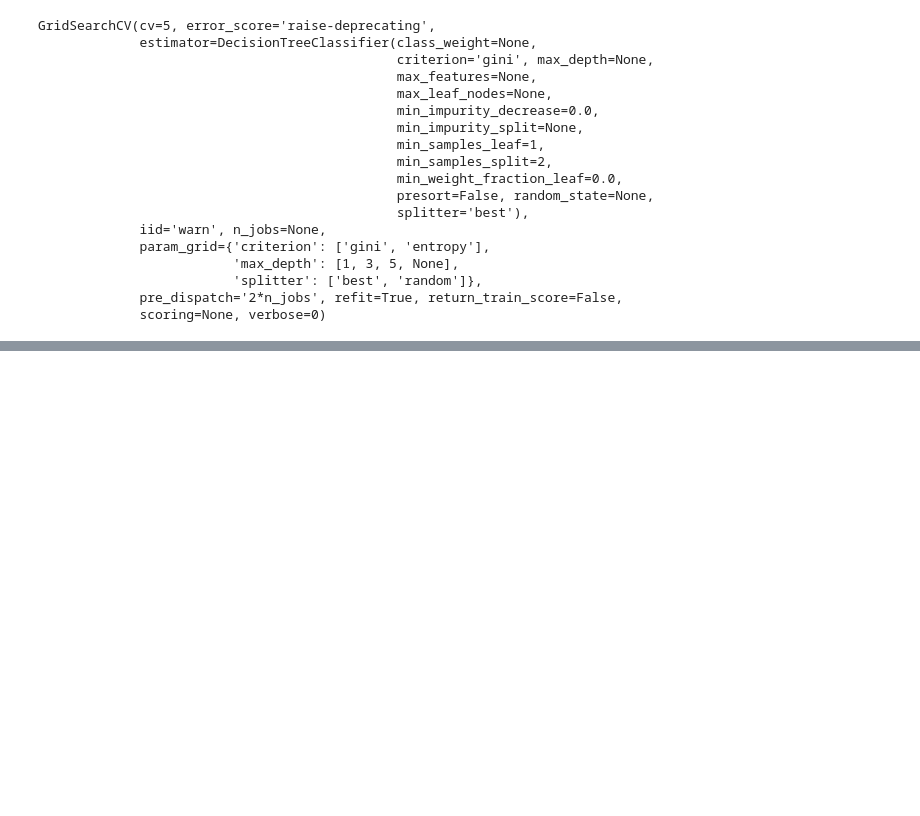
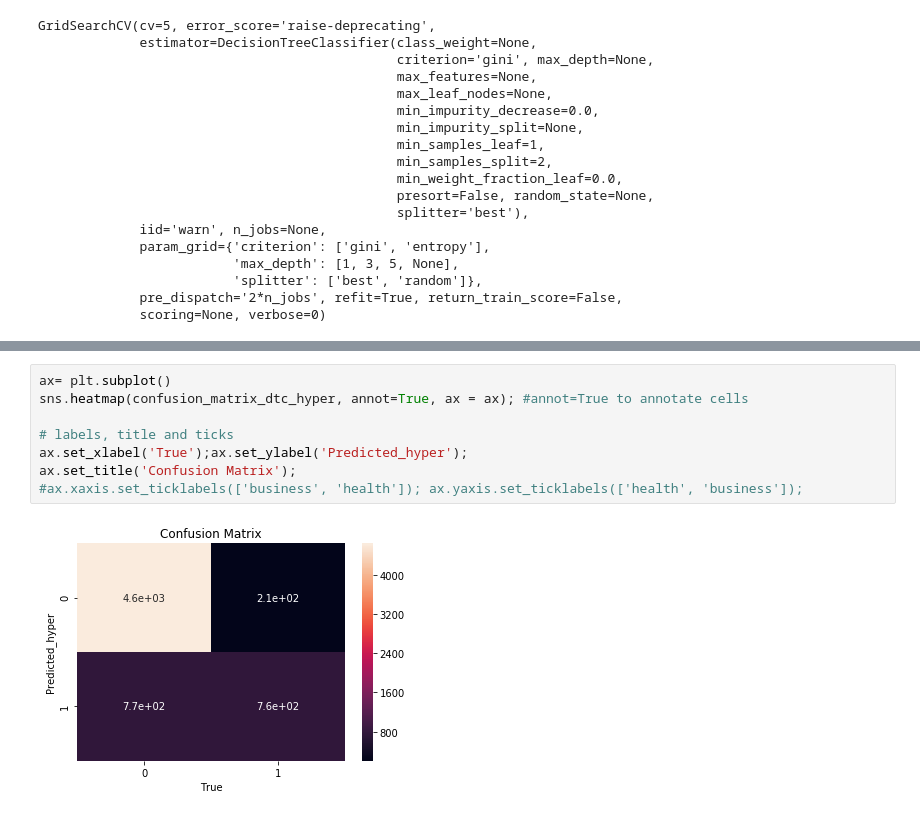
Before and after one commit to sandrineh/data-labs, a Jupyter notebook: module-3/supervised-learning-project/your-code/Supervised-learning-project.ipynb, the cells around one changed output, grey strips where cells are left out. Saved outputs shown, nothing was run; the diff lists cells and outputs as text; blank space fills up the shorter version.

```diff
--- a/module-3/supervised-learning-project/your-code/Supervised-learning-project.ipynb
+++ b/module-3/supervised-learning-project/your-code/Supervised-learning-project.ipynb
@@ -723,0 +787,10 @@ F1 score: [87.80843311 62.88431062]
+# %%
+ax= plt.subplot()
+sns.heatmap(confusion_matrix_dtc_hyper, annot=True, ax = ax); #annot=True to annotate cells
+
+# labels, title and ticks
+ax.set_xlabel('True');ax.set_ylabel('Predicted_hyper');
+ax.set_title('Confusion Matrix');
+#ax.xaxis.set_ticklabels(['business', 'health']); ax.yaxis.set_ticklabels(['health', 'business']);
+# %% [output]
+[figure, added]
```
Also changed, not shown: parts of 33 cells of this notebook.
